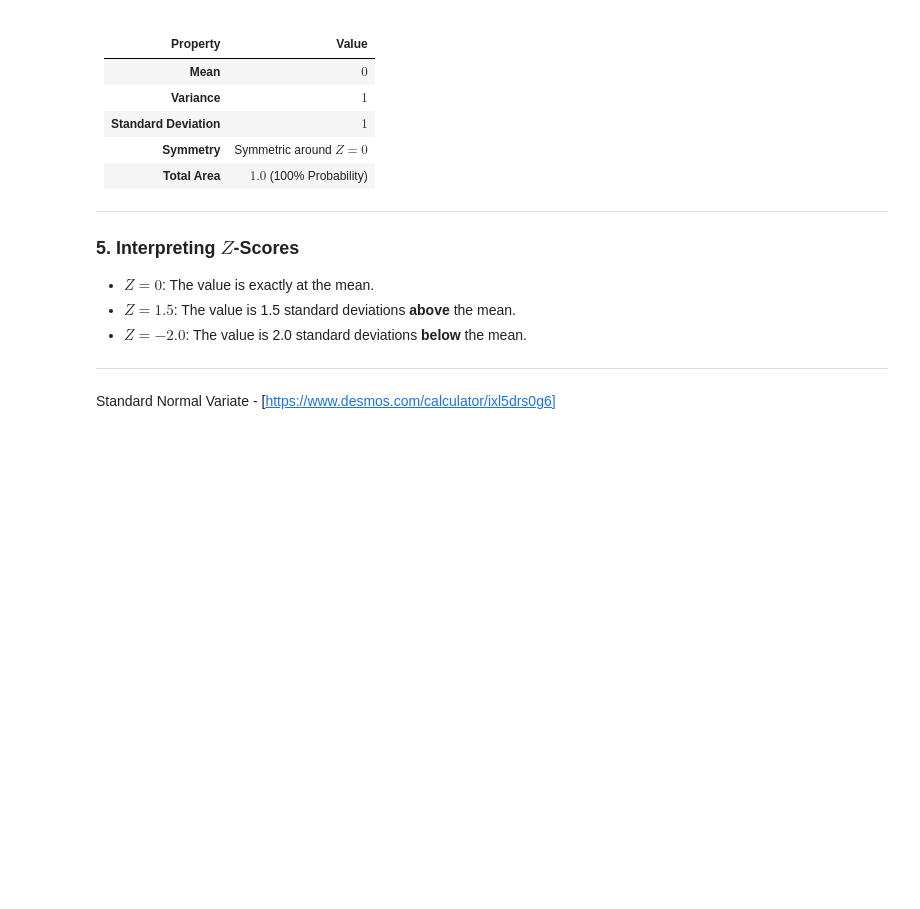
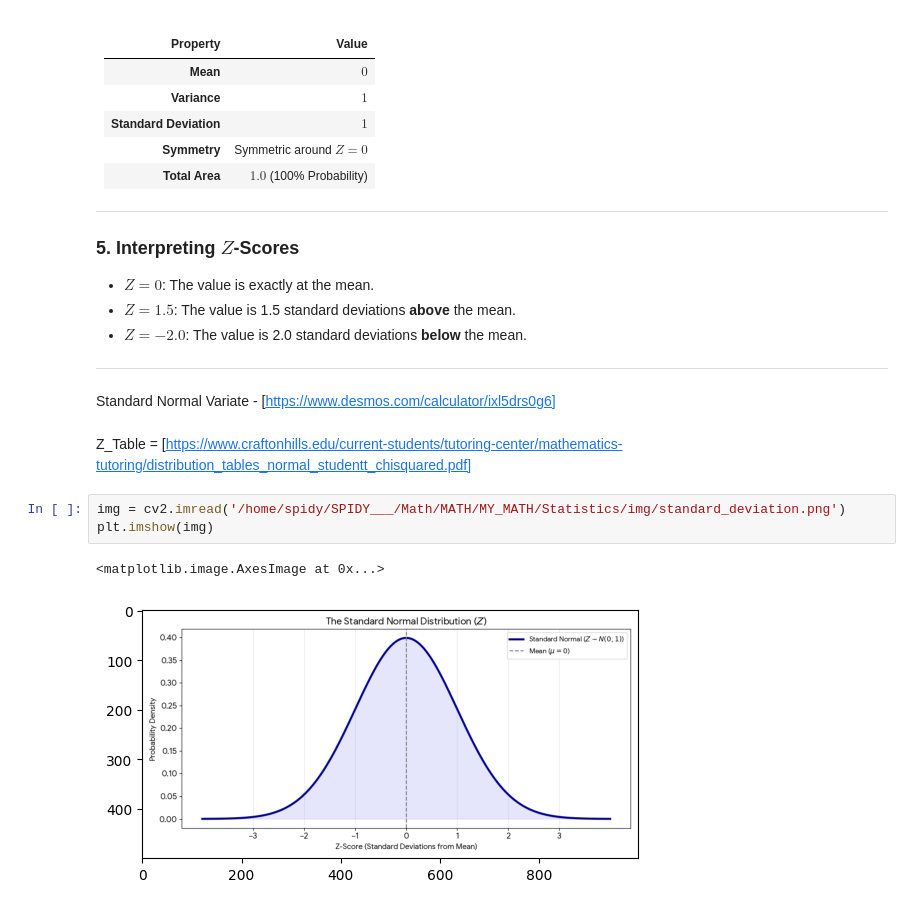
Before and after one commit to LAFFI01/MATH, a Jupyter notebook: MY_MATH/Statistics/03_Probability_distributions/03_03_Density_Estimation/03_02_Parametric_density_estimation/Popular_DIstribution/Normal_Distribution.ipynb, the cells around one changed output. Drawn from its saved outputs; the diff is of its cells as text; blank space fills up the shorter version.

```diff
--- a/MY_MATH/Statistics/03_Probability_distributions/03_03_Density_Estimation/03_02_Parametric_density_estimation/Popular_DIstribution/Normal_Distribution.ipynb
+++ b/MY_MATH/Statistics/03_Probability_distributions/03_03_Density_Estimation/03_02_Parametric_density_estimation/Popular_DIstribution/Normal_Distribution.ipynb
@@ -157,3 +157,11 @@ $$f(z) = \frac{1}{\sqrt{2\pi}} e^{-\frac{z^2}{2}}$$
 ---
 # %% [markdown]
 Standard Normal Variate - [https://www.desmos.com/calculator/ixl5drs0g6]
+# %% [markdown]
+Z_Table = [https://www.craftonhills.edu/current-students/tutoring-center/mathematics-tutoring/distribution_tables_normal_studentt_chisquared.pdf]
+# %%
+img = cv2.imread('/home/spidy/SPIDY___/Math/MATH/MY_MATH/Statistics/img/standard_deviation.png')
+plt.imshow(img)
+# %% [output]
+<matplotlib.image.AxesImage at 0x...>
+[figure, added]
```
Also changed, not shown: parts of 5 cells of this notebook, 4 other files.
